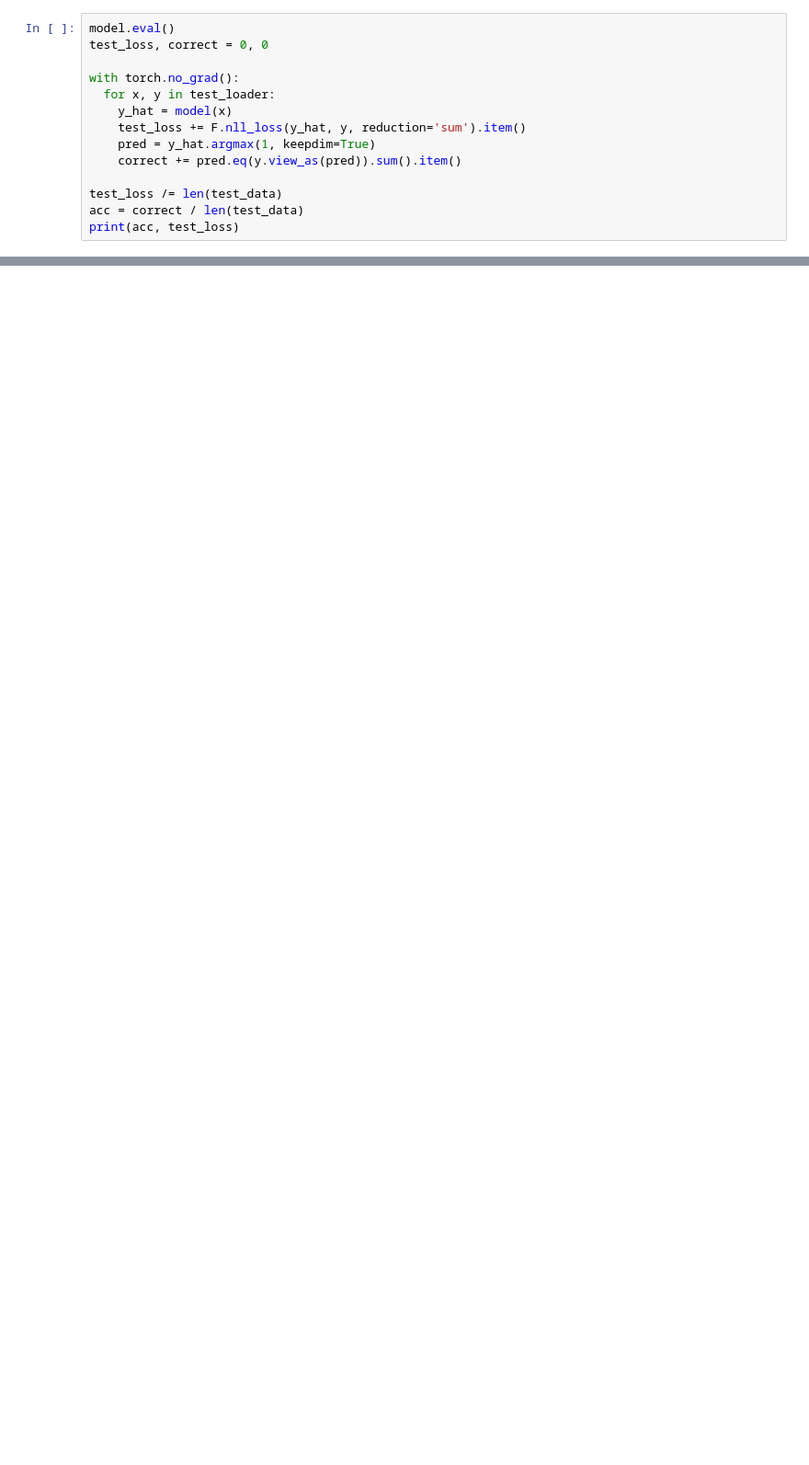
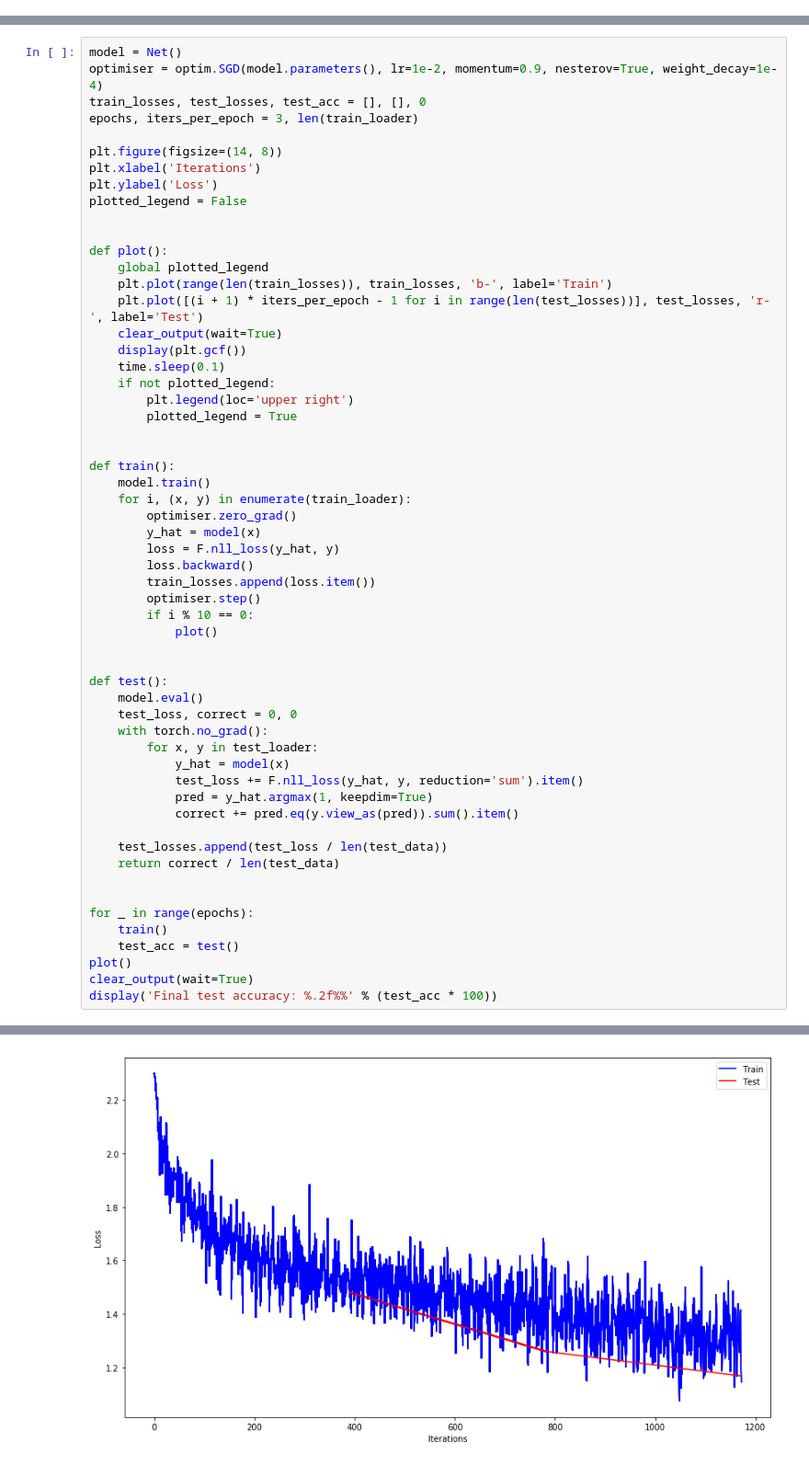
Before and after one commit to pukkapies/dl-imperial-maths, a Jupyter notebook: pytorch-tutorial/1. Object Classification with CNNs.ipynb, the cells around one changed output, grey strips where cells are left out. Shown at 92% size. Drawn from its saved outputs; the diff is of its cells as text; blank space fills up the shorter version.

```diff
--- a/pytorch-tutorial/1. Object Classification with CNNs.ipynb
+++ b/pytorch-tutorial/1. Object Classification with CNNs.ipynb
@@ -101,14 +73,0 @@ for i, (x, y) in enumerate(train_loader):
-# %%
-model.eval()
-test_loss, correct = 0, 0
-
-with torch.no_grad():
-  for x, y in test_loader:
-    y_hat = model(x)
-    test_loss += F.nll_loss(y_hat, y, reduction='sum').item()
-    pred = y_hat.argmax(1, keepdim=True)
-    correct += pred.eq(y.view_as(pred)).sum().item()
-
-test_loss /= len(test_data)
-acc = correct / len(test_data)
-print(acc, test_loss)
@@ -116,0 +78,58 @@ print(acc, test_loss)
+# %%
+model = Net()
+optimiser = optim.SGD(model.parameters(), lr=1e-2, momentum=0.9, nesterov=True, weight_decay=1e-4)
+train_losses, test_losses, test_acc = [], [], 0
+epochs, iters_per_epoch = 3, len(train_loader)
+
+plt.figure(figsize=(14, 8))
+plt.xlabel('Iterations')
+plt.ylabel('Loss')
+plotted_legend = False
+
+
+def plot():
+    global plotted_legend
+    plt.plot(range(len(train_losses)), train_losses, 'b-', label='Train')
+    plt.plot([(i + 1) * iters_per_epoch - 1 for i in range(len(test_losses))], test_losses, 'r-', label='Test')
+    clear_output(wait=True)
+    display(plt.gcf())
+    time.sleep(0.1)
+    if not plotted_legend:
+        plt.legend(loc='upper right')
+        plotted_legend = True
+
+
+def train():
+    model.train()
+    for i, (x, y) in enumerate(train_loader):
+        optimiser.zero_grad()
+        y_hat = model(x)
+        loss = F.nll_loss(y_hat, y)
+        loss.backward()
+        train_losses.append(loss.item())
+        optimiser.step()
+        if i % 10 == 0:
+            plot()
+
+
+def test():
+    model.eval()
+    test_loss, correct = 0, 0
+    with torch.no_grad():
+        for x, y in test_loader:
+            y_hat = model(x)
+            test_loss += F.nll_loss(y_hat, y, reduction='sum').item()
+            pred = y_hat.argmax(1, keepdim=True)
+            correct += pred.eq(y.view_as(pred)).sum().item()
+
+    test_losses.append(test_loss / len(test_data))
+    return correct / len(test_data)
+
+
+for _ in range(epochs):
+    train()
+    test_acc = test()
+plot()
+clear_output(wait=True)
+display('Final test accuracy: %.2f%%' % (test_acc * 100))
+# %% [output]
@@ -116,0 +137 @@ print(acc, test_loss)
+[figure, added]
```
Also changed, not shown: parts of 14 cells of this notebook, 1 other file.
